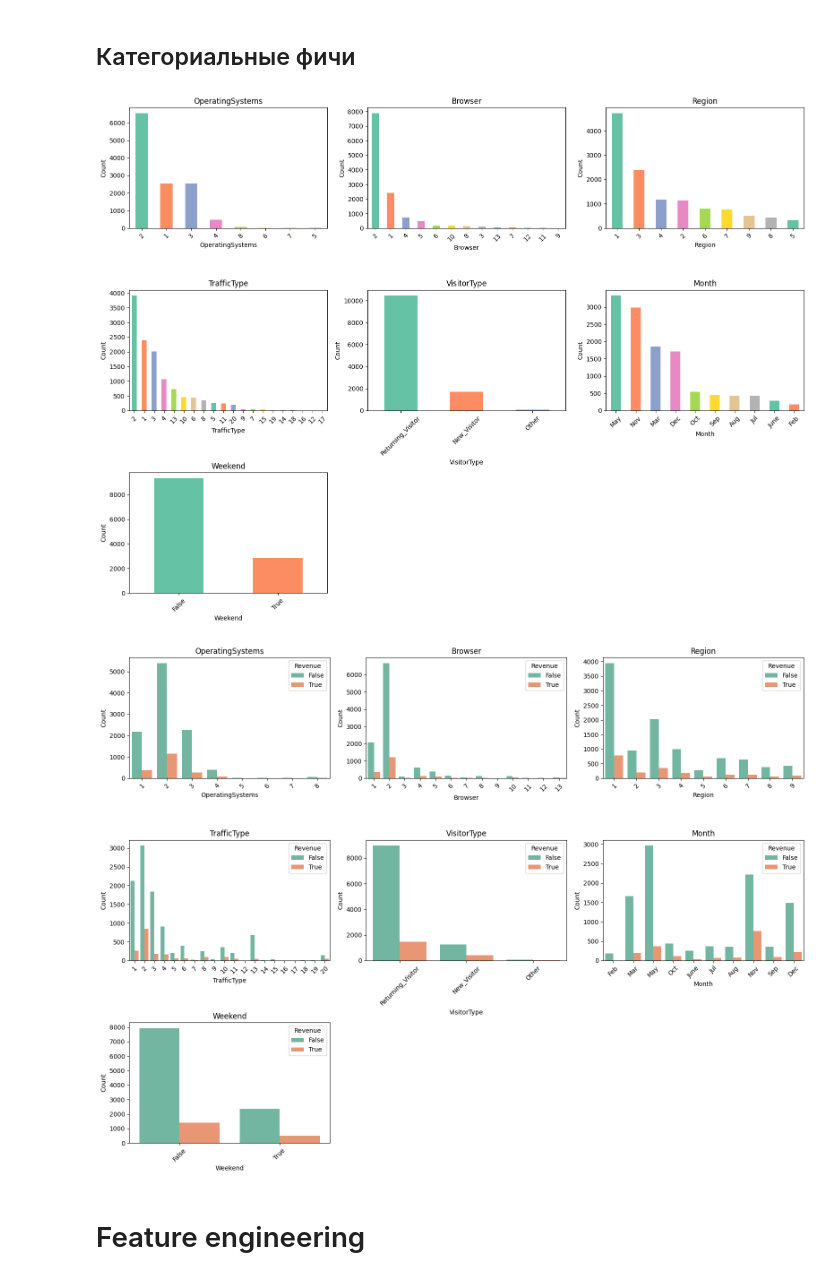
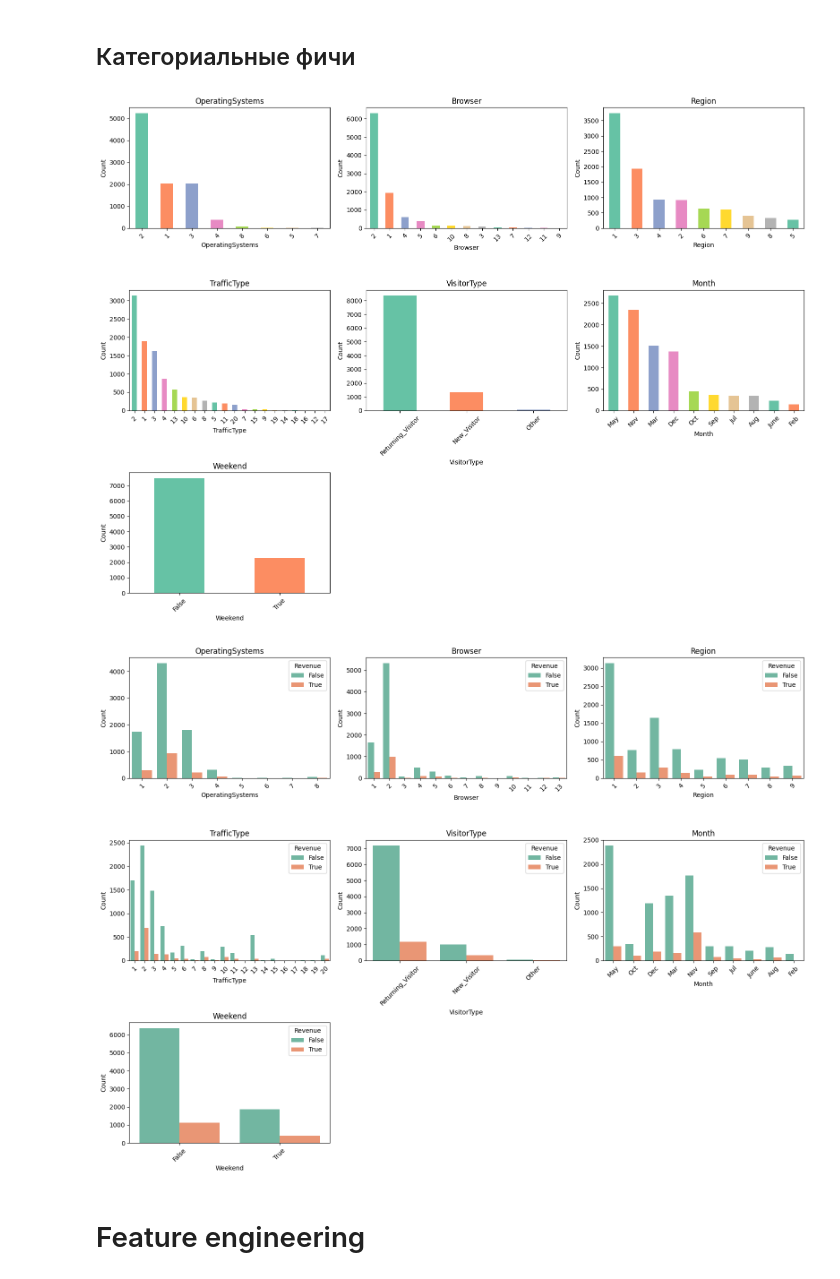
Before and after one commit to rofeleo/ml_hw, a Jupyter notebook: research.ipynb, the cells around one changed output. Cells and saved outputs as stored; diff of their text form; code cells hidden in the pictures.

```diff
--- a/research.ipynb
+++ b/research.ipynb
@@ -164,5 +152,5 @@ print(f"Процент от выборки {(total_duplicates / df.shape[0] * 10
 # %%
-df.drop_duplicates(inplace=True)
+df_train.drop_duplicates(inplace=True)
 # %% [markdown]
 ## Распределение
 # %%
@@ -186,7 +174,7 @@ fig, axes = plt.subplots(n_rows, 3, figsize=(16, n_rows * 3))
 axes = axes.flatten()
 
 for i, col in enumerate(quant_features):
-    df[col].hist(bins=40, ax=axes[i], color='steelblue', edgecolor='white')
+    df_train[col].hist(bins=40, ax=axes[i], color='steelblue', edgecolor='white')
     axes[i].set_title(col, fontsize=10)
 
 for j in range(len(quant_features), len(axes)):
@@ -225,7 +213,7 @@ fig, axes = plt.subplots(n_rows, 3, figsize=(16, n_rows * 3))
 axes = axes.flatten()
 
 for i, col in enumerate(log_features):
-    np.log1p(df[col]).hist(bins=40, ax=axes[i], color='steelblue', edgecolor='white')
+    np.log1p(df_train[col]).hist(bins=40, ax=axes[i], color='steelblue', edgecolor='white')
     axes[i].set_title('Log_' + col, fontsize=10)
 
 for j in range(len(log_features), len(axes)):
@@ -275,7 +263,7 @@ fig, axes = plt.subplots(n_rows, n_cols, figsize=(16, n_rows * 4))
 axes = axes.flatten()
 
 for i, col in enumerate(categ_features):
-    df[col].value_counts().plot.bar(ax=axes[i], color=sns.color_palette('Set2'))
+    df_train[col].value_counts().plot.bar(ax=axes[i], color=sns.color_palette('Set2'))
     axes[i].set_title(col, fontsize=12)
     axes[i].tick_params(axis='x', rotation=45)
     axes[i].set_ylabel('Count')
@@ -286,27 +274,27 @@ for j in range(len(categ_features), len(axes)):
 plt.tight_layout()
 plt.show()
 # %% [output]
-[figure, old version]
+[figure, new version]
 # %%
 n_cols = 3
 n_rows = (len(categ_features) + n_cols - 1) // n_cols
 
 fig, axes = plt.subplots(n_rows, n_cols, figsize=(16, n_rows * 4))
 axes = axes.flatten()
 
 for i, col in enumerate(categ_features):
-    sns.countplot(data=df, x=col, hue=target_feature, ax=axes[i], palette='Set2')
+    sns.countplot(data=df_train, x=col, hue=target_feature, ax=axes[i], palette='Set2')
     axes[i].set_title(col, fontsize=12)
     axes[i].tick_params(axis='x', rotation=45)
     axes[i].set_ylabel('Count')
     axes[i].legend(title=target_feature)
 
 for j in range(len(categ_features), len(axes)):
     axes[j].set_visible(False)
 
 plt.tight_layout()
 plt.show()
 # %% [output]
-[figure, old version]
+[figure, new version]
 # %% [markdown]
 # Feature engineering
```
Also changed, not shown: parts of 40 cells of this notebook.
